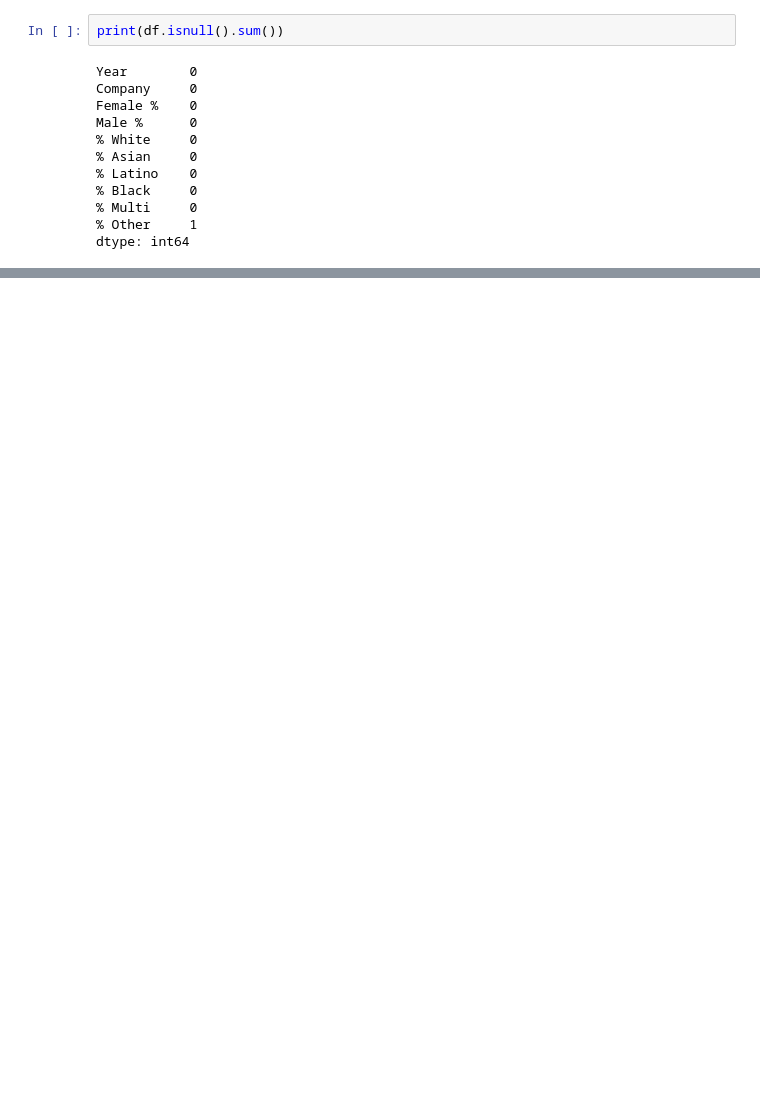
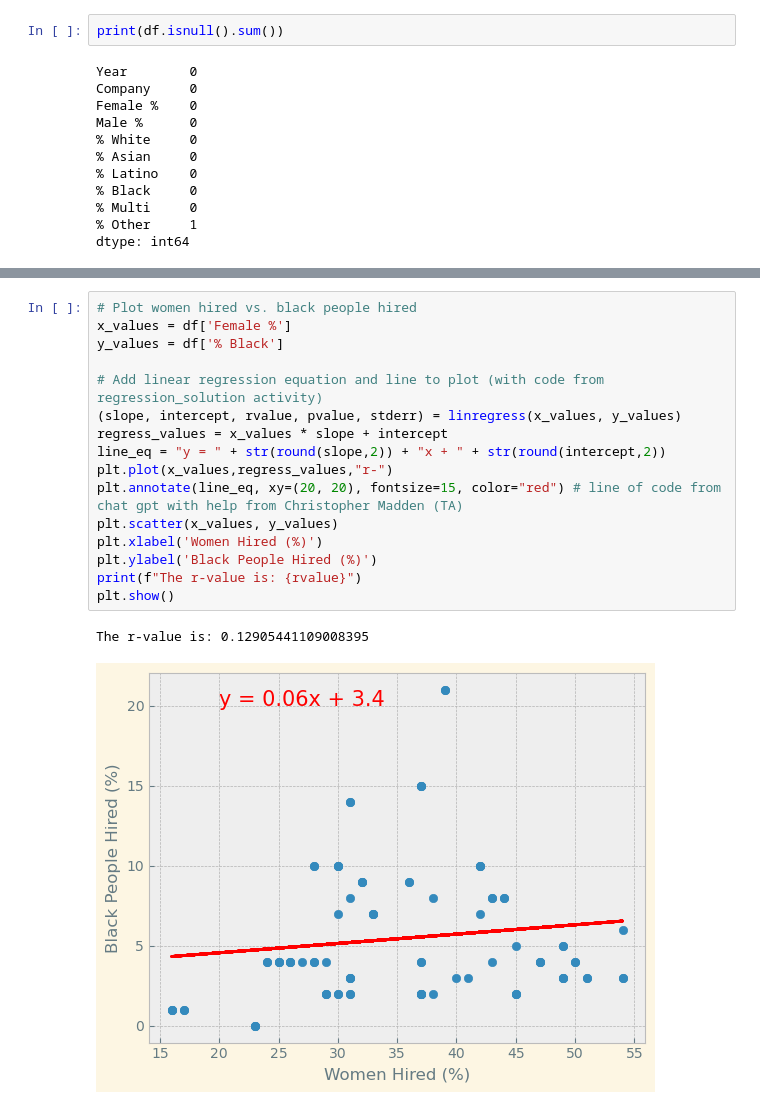
Before and after one commit to AIDecisions/project-1-group-15, a Jupyter notebook: Paris_Work/project_1_paris.ipynb, the cells around one changed output, grey strips where cells are left out. Cells and saved outputs as stored; diff of their text form; blank space fills up the shorter version.

```diff
--- a/Paris_Work/project_1_paris.ipynb
+++ b/Paris_Work/project_1_paris.ipynb
@@ -151,0 +216,19 @@ df.to_csv("DiversityinTechCompanies_PL.csv")
+# %%
+# Plot women hired vs. black people hired
+x_values = df['Female %']
+y_values = df['% Black']
+
+# Add linear regression equation and line to plot (with code from regression_solution activity)
+(slope, intercept, rvalue, pvalue, stderr) = linregress(x_values, y_values)
+regress_values = x_values * slope + intercept
+line_eq = "y = " + str(round(slope,2)) + "x + " + str(round(intercept,2))
+plt.plot(x_values,regress_values,"r-")
+plt.annotate(line_eq, xy=(20, 20), fontsize=15, color="red") # line of code from chat gpt with help from Christopher Madden (TA)
+plt.scatter(x_values, y_values)
+plt.xlabel('Women Hired (%)')
+plt.ylabel('Black People Hired (%)')
+print(f"The r-value is: {rvalue}")
+plt.show()
+# %% [output]
+The r-value is: 0.12905441109008395
+[figure, added]
```
Also changed, not shown: parts of 11 cells of this notebook.
